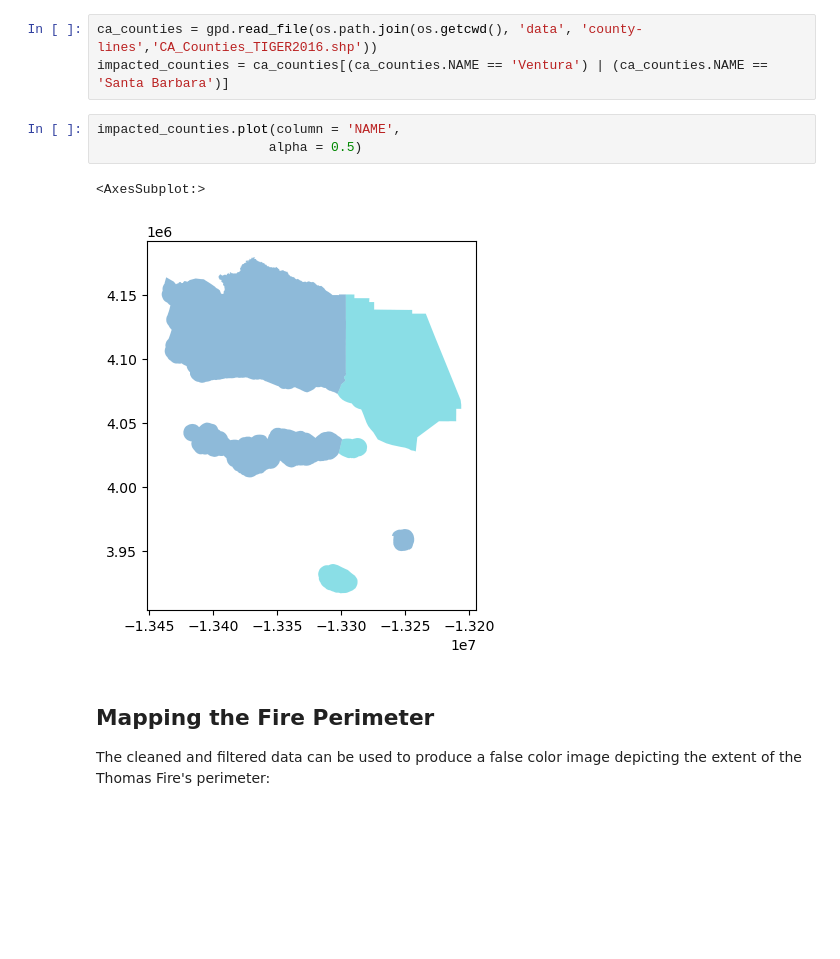
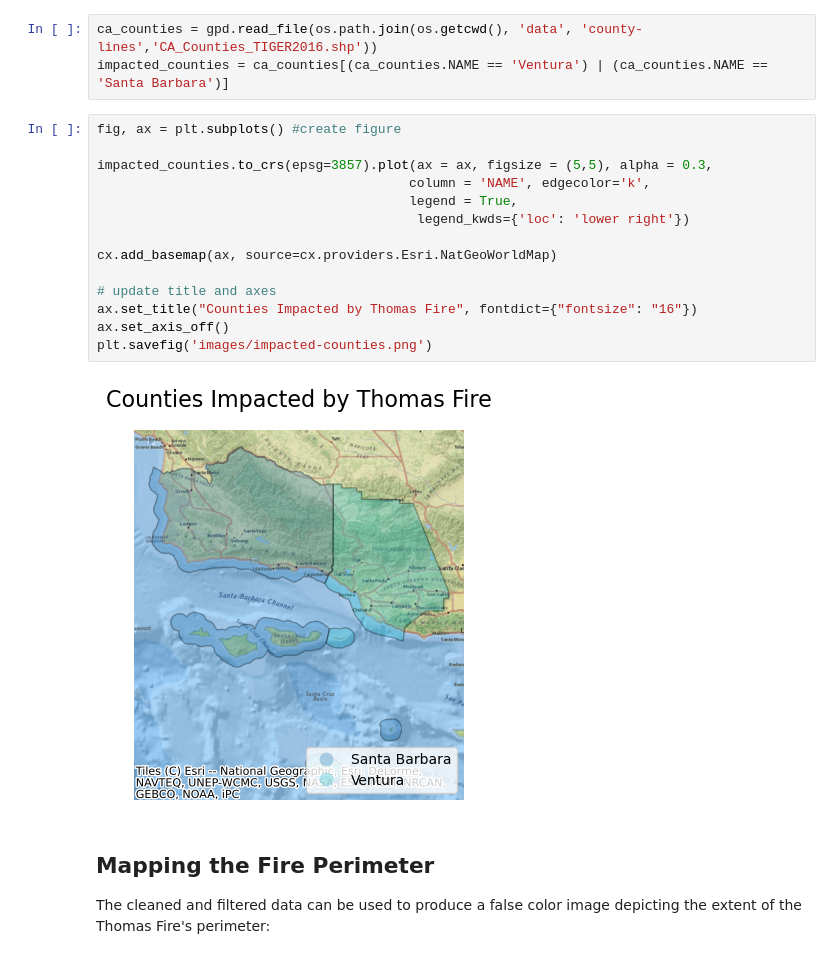
Before and after one commit to bbarajas429/eds220-lesson10-geopandas, a Jupyter notebook: final-nb.ipynb, the cells around one changed output. Saved outputs shown, nothing was run; the diff lists cells and outputs as text; blank space fills up the shorter version.

```diff
--- a/final-nb.ipynb
+++ b/final-nb.ipynb
@@ -84,11 +91,21 @@ Both Ventura and Santa Barbara counties were impacted by the 2017 Thomas Fire. T
 ca_counties = gpd.read_file(os.path.join(os.getcwd(), 'data', 'county-lines','CA_Counties_TIGER2016.shp'))
 impacted_counties = ca_counties[(ca_counties.NAME == 'Ventura') | (ca_counties.NAME == 'Santa Barbara')]
 # %%
-impacted_counties.plot(column = 'NAME',
-                      alpha = 0.5)
+fig, ax = plt.subplots() #create figure
+
+impacted_counties.to_crs(epsg=3857).plot(ax = ax, figsize = (5,5), alpha = 0.3,
+                                        column = 'NAME', edgecolor='k',
+                                        legend = True,
+                                         legend_kwds={'loc': 'lower right'})
+
+cx.add_basemap(ax, source=cx.providers.Esri.NatGeoWorldMap)
+
+# update title and axes
+ax.set_title("Counties Impacted by Thomas Fire", fontdict={"fontsize": "16"})
+ax.set_axis_off()
+plt.savefig('images/impacted-counties.png')
 # %% [output]
-<AxesSubplot:>
-[figure, old version]
+[figure, new version]
 # %% [markdown]
 ## Mapping the Fire Perimeter
 The cleaned and filtered data can be used to produce a false color image depicting the extent of the Thomas Fire's perimeter:
```
Also changed, not shown: parts of 5 cells of this notebook, 3 other files.
